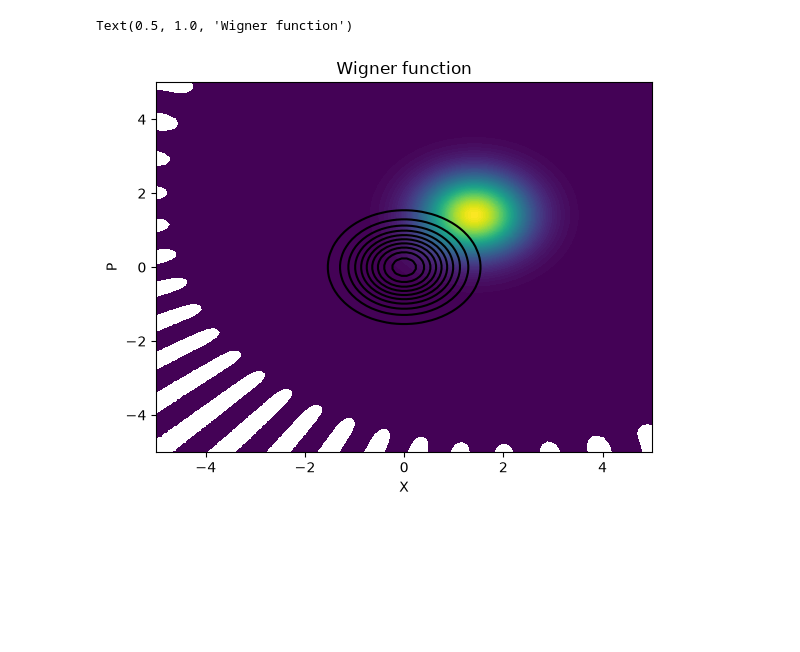
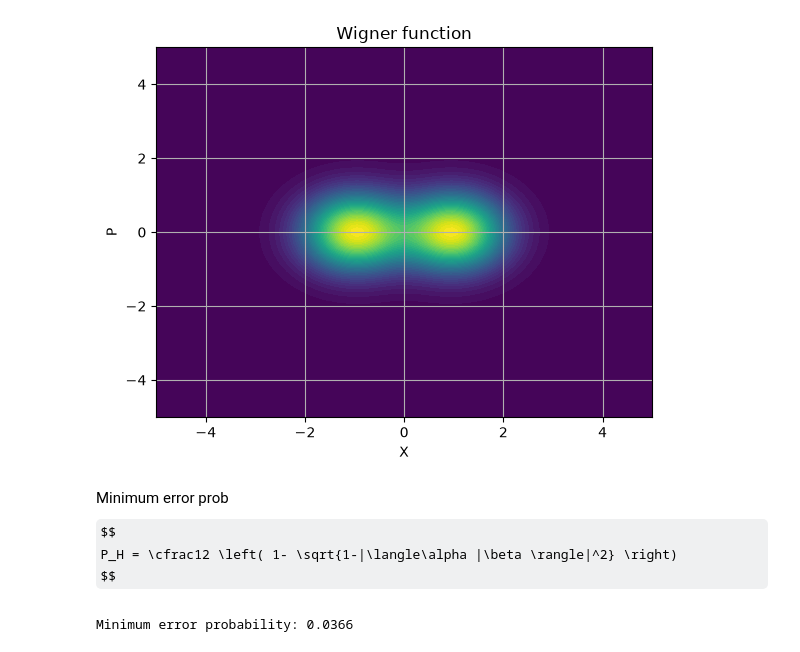
Before and after one commit to eskildpra/Dolinar-Receiver, a Jupyter notebook: test.ipynb, the cells around one changed output. Saved outputs shown, nothing was run; the diff lists cells and outputs as text; code cells hidden in the pictures; some formulas as TeX source; blank space fills up the shorter version.

```diff
--- a/test.ipynb
+++ b/test.ipynb
@@ -8,19 +8,35 @@ import scipy as sp
 import qutip as qt
 # %%
 #coherent state from qutip
-alpha = 1 + 1j
-N = 70
-coherent_state = qt.coherent(N, alpha)
-fock_state = qt.fock(N, 0)
+alpha = 0.7 + 0j
+N = 100
+coherent_state1 = qt.coherent(N, alpha)
+coherent_state2 = qt.coherent(N, -alpha)
 #plot in phase space
 fig, ax = plt.subplots()
-coherent_wigner = qt.wigner(coherent_state, np.linspace(-5, 5, 100), np.linspace(-5, 5, 100))
-fock_wigner = qt.wigner(fock_state, np.linspace(-5, 5, 100), np.linspace(-5, 5, 100))
-ax.contourf(np.linspace(-5, 5, 100), np.linspace(-5, 5, 100), coherent_wigner, 100)
-ax.contour(np.linspace(-5, 5, 100), np.linspace(-5, 5, 100), fock_wigner, 10, colors='k')
+coherent_wigner1 = qt.wigner(coherent_state1, np.linspace(-5, 5, 100), np.linspace(-5, 5, 100))
+coherent_wigner2 = qt.wigner(coherent_state2, np.linspace(-5, 5, 100), np.linspace(-5, 5, 100))
+sum_wigner = coherent_wigner1 + coherent_wigner2
+ax.contourf(np.linspace(-5, 5, 100), np.linspace(-5, 5, 100), sum_wigner, 50)
 ax.set_xlabel('X')
 ax.set_ylabel('P')
 ax.set_title('Wigner function')
+ax.grid()
 # %% [output]
-Text(0.5, 1.0, 'Wigner function')
-[figure, old version]
+[figure, new version]
+# %% [markdown]
+Minimum error prob
+$$
+P_H = \cfrac12 \left( 1- \sqrt{1-|\langle\alpha |\beta \rangle|^2} \right)
+$$
+# %%
+def min_error_prob(coherent_state1, coherent_state2):
+    # Calculate the overlap between the two coherent states
+    overlap = np.abs(coherent_state1.overlap(coherent_state2))**2
+    # Calculate the minimum error probability using the Helstrom bound
+    min_error_prob = 0.5 * (1 - np.sqrt(1 - overlap))
+    return min_error_prob
+P_H = min_error_prob(coherent_state1, coherent_state2)
+print(f'Minimum error probability: {P_H:.4f}')
+# %% [output]
+Minimum error probability: 0.0366
```
Also changed, not shown: parts of 2 cells of this notebook.
